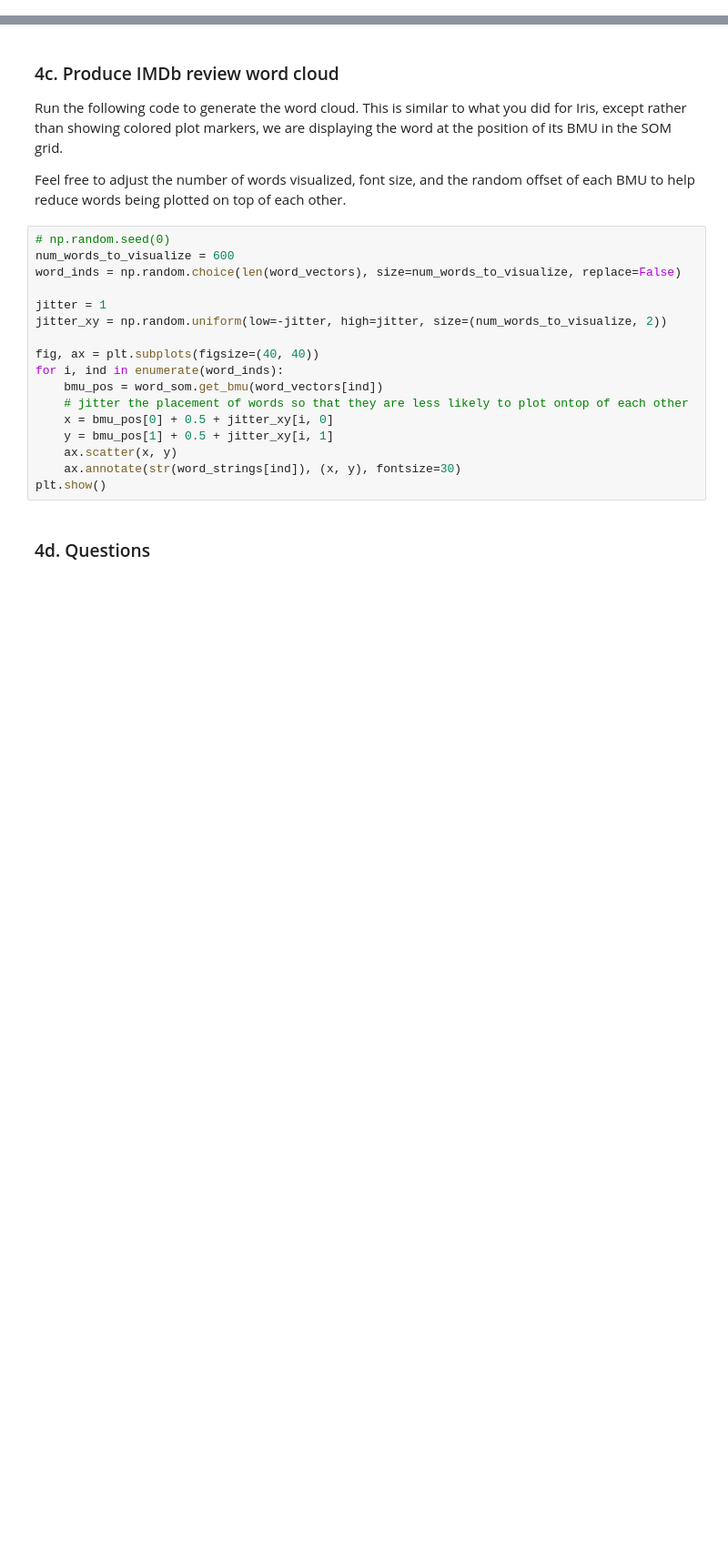
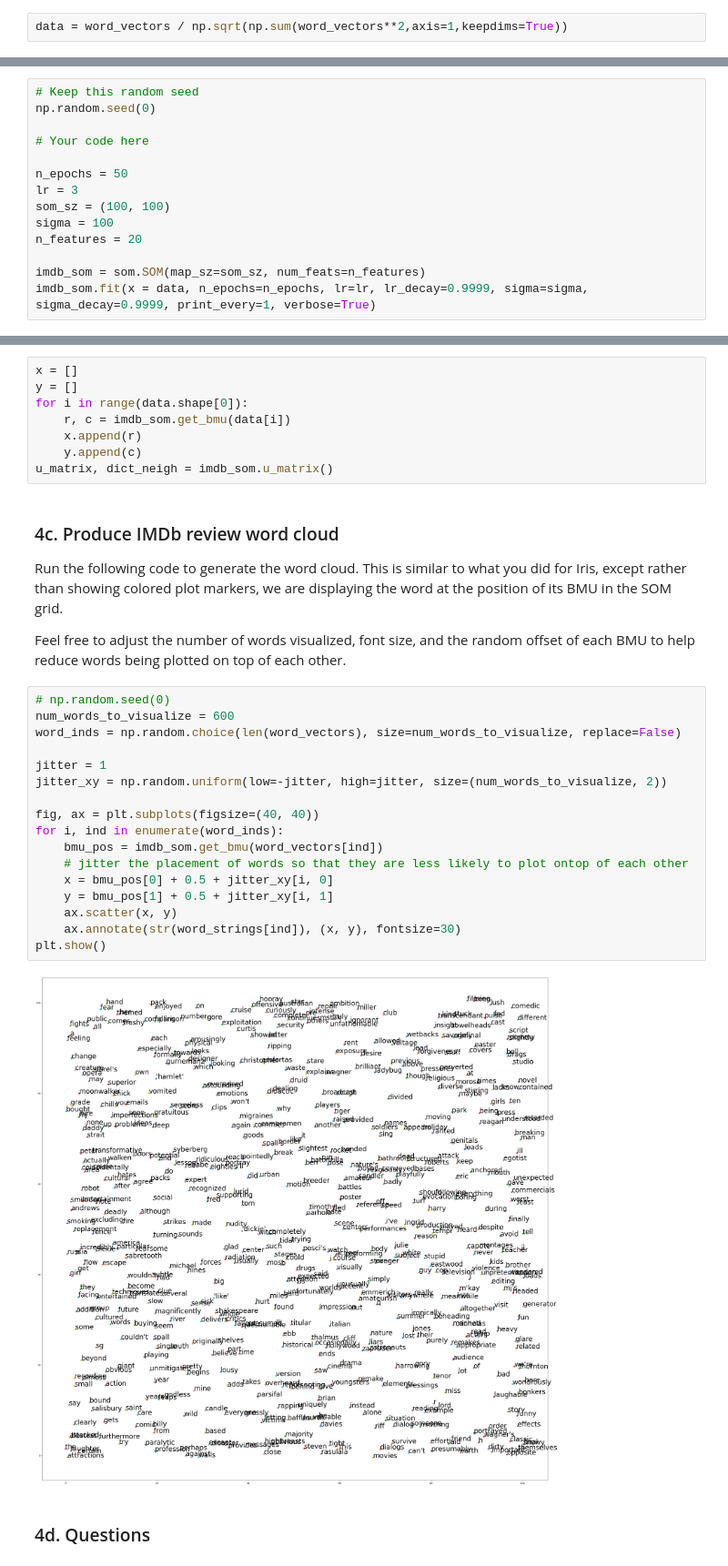
Before and after one commit to mqwen24/CS443_Projects, a Jupyter notebook: p2som/word_cloud.ipynb, the cells around one changed output, grey strips where cells are left out. Shown at 91% size. Cells and saved outputs as stored; diff of their text form; blank space fills up the shorter version.

```diff
--- a/p2som/word_cloud.ipynb
+++ b/p2som/word_cloud.ipynb
@@ -533,0 +534,2 @@ NameError: name 'np' is not defined
+# %%
+data = word_vectors / np.sqrt(np.sum(word_vectors**2,axis=1,keepdims=True))
@@ -554,0 +552,14 @@ NameError: name 'np' is not defined
+# %%
+# Keep this random seed
+np.random.seed(0)
+
+# Your code here
+
+n_epochs = 50
+lr = 3
+som_sz = (100, 100)
+sigma = 100
+n_features = 20
+
+imdb_som = som.SOM(map_sz=som_sz, num_feats=n_features)
+imdb_som.fit(x = data, n_epochs=n_epochs, lr=lr, lr_decay=0.9999, sigma=sigma, sigma_decay=0.9999, print_every=1, verbose=True)
@@ -555,3 +584,11 @@ NameError: name 'np' is not defined
+# %%
+x = []
+y = []
+for i in range(data.shape[0]):
+    r, c = imdb_som.get_bmu(data[i])
+    x.append(r)
+    y.append(c)
+u_matrix, dict_neigh = imdb_som.u_matrix()
 # %% [markdown]
 ### 4c. Produce IMDb review word cloud
 
@@ -561,20 +598,22 @@ Feel free to adjust the number of words visualized, font size, and the random of
 # %%
 # np.random.seed(0)
 num_words_to_visualize = 600
 word_inds = np.random.choice(len(word_vectors), size=num_words_to_visualize, replace=False)
 
 jitter = 1
 jitter_xy = np.random.uniform(low=-jitter, high=jitter, size=(num_words_to_visualize, 2))
 
 fig, ax = plt.subplots(figsize=(40, 40))
 for i, ind in enumerate(word_inds):
-    bmu_pos = word_som.get_bmu(word_vectors[ind])
+    bmu_pos = imdb_som.get_bmu(word_vectors[ind])
     # jitter the placement of words so that they are less likely to plot ontop of each other
     x = bmu_pos[0] + 0.5 + jitter_xy[i, 0]
     y = bmu_pos[1] + 0.5 + jitter_xy[i, 1]
     ax.scatter(x, y)
     ax.annotate(str(word_strings[ind]), (x, y), fontsize=30)
 plt.show()
+# %% [output]
+[figure, added]
 # %% [markdown]
 ### 4d. Questions
 # %% [markdown]
```
Also changed, not shown: parts of 4 cells of this notebook, 1 other file.
